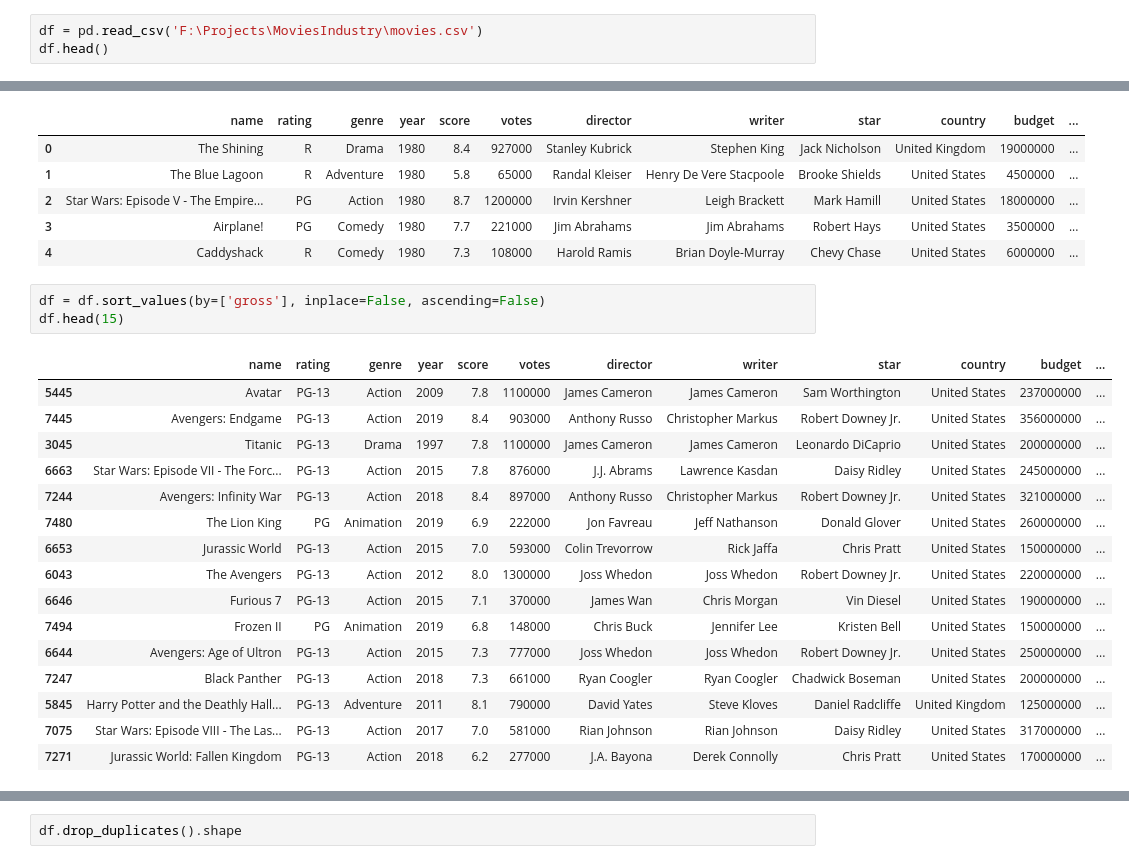
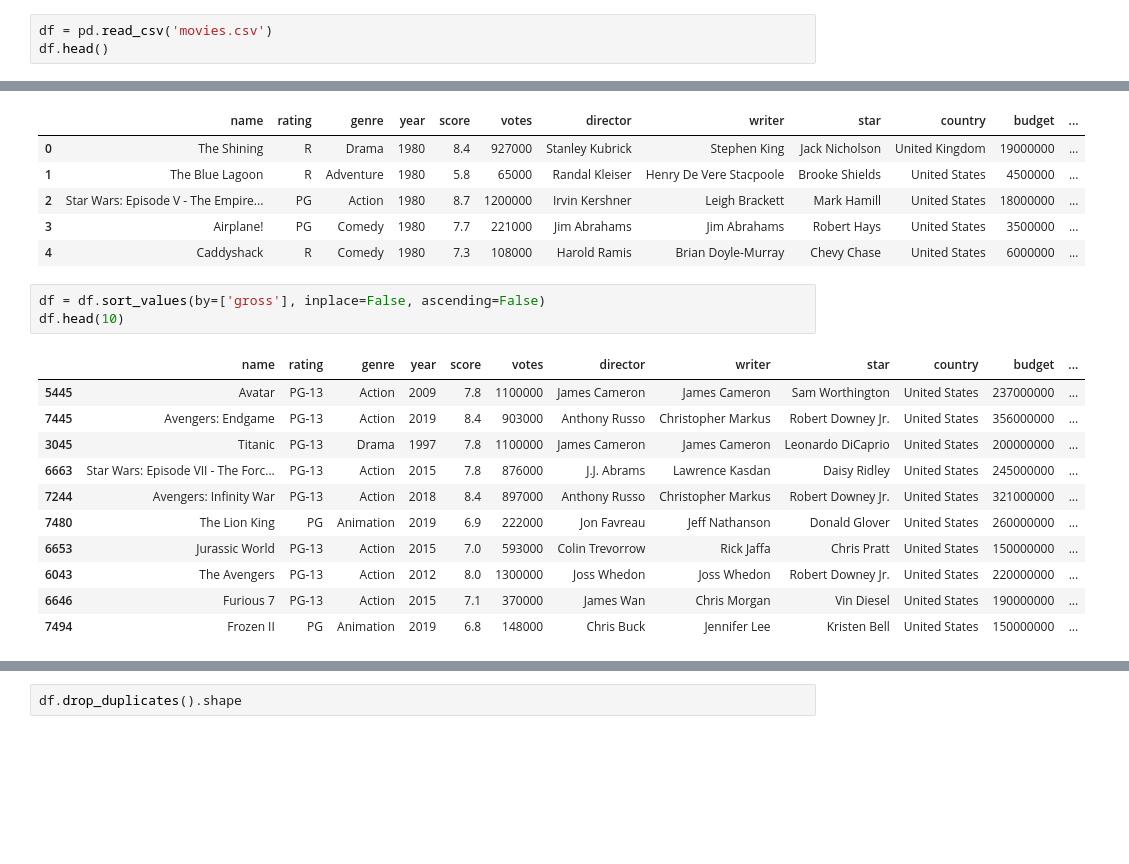
Before and after one commit to SvetSimova/Covid, a Jupyter notebook: movies_python.ipynb, the cells around one changed output, grey strips where cells are left out. Drawn from its saved outputs; the diff is of its cells as text; blank space fills up the shorter version.

```diff
--- a/movies_python.ipynb
+++ b/movies_python.ipynb
@@ -9,7 +9,7 @@ pd.set_option('display.max_rows', None)
 # %% [markdown]
 #### 1. Downloading and Data Exploration
 # %%
-df = pd.read_csv('F:\Projects\MoviesIndustry\movies.csv')
+df = pd.read_csv('movies.csv')
 df.head()
 # %% [output]
 |  | name | rating | genre | year | released | score | votes | director | writer | star | country | ... |
@@ -97,23 +96,18 @@ df.head()
 | 4 | Caddyshack | R | Comedy | 1980 | 7.3 | 108000 | Harold Ramis | Brian Doyle-Murray | Chevy Chase | United States | 6000000 | ... |
 # %%
 df = df.sort_values(by=['gross'], inplace=False, ascending=False)
-df.head(15)
+df.head(10)
 # %% [output]
 |  | name | rating | genre | year | score | votes | director | writer | star | country | budget | ... |
 | 5445 | Avatar | PG-13 | Action | 2009 | 7.8 | 1100000 | James Cameron | James Cameron | Sam Worthington | United States | 237000000 | ... |
 | 7445 | Avengers: Endgame | PG-13 | Action | 2019 | 8.4 | 903000 | Anthony Russo | Christopher Markus | Robert Downey Jr. | United States | 356000000 | ... |
 | 3045 | Titanic | PG-13 | Drama | 1997 | 7.8 | 1100000 | James Cameron | James Cameron | Leonardo DiCaprio | United States | 200000000 | ... |
 | 6663 | Star Wars: Episode VII - The Forc... | PG-13 | Action | 2015 | 7.8 | 876000 | J.J. Abrams | Lawrence Kasdan | Daisy Ridley | United States | 245000000 | ... |
 | 7244 | Avengers: Infinity War | PG-13 | Action | 2018 | 8.4 | 897000 | Anthony Russo | Christopher Markus | Robert Downey Jr. | United States | 321000000 | ... |
 | 7480 | The Lion King | PG | Animation | 2019 | 6.9 | 222000 | Jon Favreau | Jeff Nathanson | Donald Glover | United States | 260000000 | ... |
 | 6653 | Jurassic World | PG-13 | Action | 2015 | 7.0 | 593000 | Colin Trevorrow | Rick Jaffa | Chris Pratt | United States | 150000000 | ... |
 | 6043 | The Avengers | PG-13 | Action | 2012 | 8.0 | 1300000 | Joss Whedon | Joss Whedon | Robert Downey Jr. | United States | 220000000 | ... |
 | 6646 | Furious 7 | PG-13 | Action | 2015 | 7.1 | 370000 | James Wan | Chris Morgan | Vin Diesel | United States | 190000000 | ... |
 | 7494 | Frozen II | PG | Animation | 2019 | 6.8 | 148000 | Chris Buck | Jennifer Lee | Kristen Bell | United States | 150000000 | ... |
-| 6644 | Avengers: Age of Ultron | PG-13 | Action | 2015 | 7.3 | 777000 | Joss Whedon | Joss Whedon | Robert Downey Jr. | United States | 250000000 | ... |
-| 7247 | Black Panther | PG-13 | Action | 2018 | 7.3 | 661000 | Ryan Coogler | Ryan Coogler | Chadwick Boseman | United States | 200000000 | ... |
-| 5845 | Harry Potter and the Deathly Hall... | PG-13 | Adventure | 2011 | 8.1 | 790000 | David Yates | Steve Kloves | Daniel Radcliffe | United Kingdom | 125000000 | ... |
-| 7075 | Star Wars: Episode VIII - The Las... | PG-13 | Action | 2017 | 7.0 | 581000 | Rian Johnson | Rian Johnson | Daisy Ridley | United States | 317000000 | ... |
-| 7271 | Jurassic World: Fallen Kingdom | PG-13 | Action | 2018 | 6.2 | 277000 | J.A. Bayona | Derek Connolly | Chris Pratt | United States | 170000000 | ... |
 # %%
 # View counts for company
```
Also changed, not shown: parts of 13 cells of this notebook.
